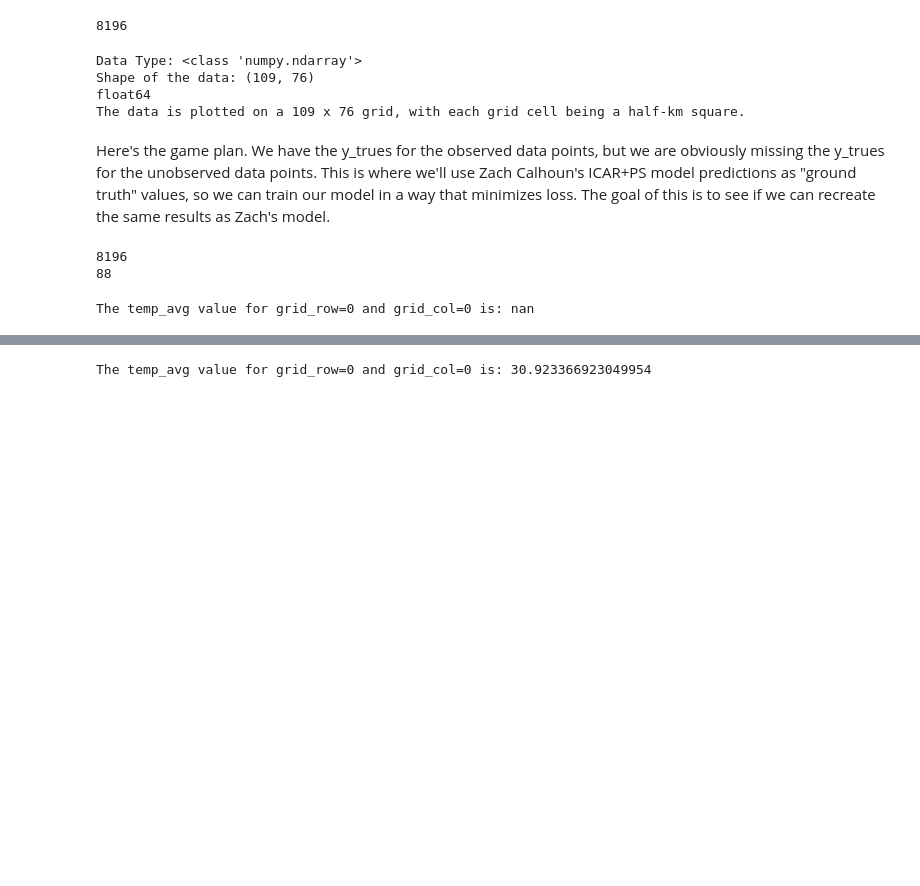
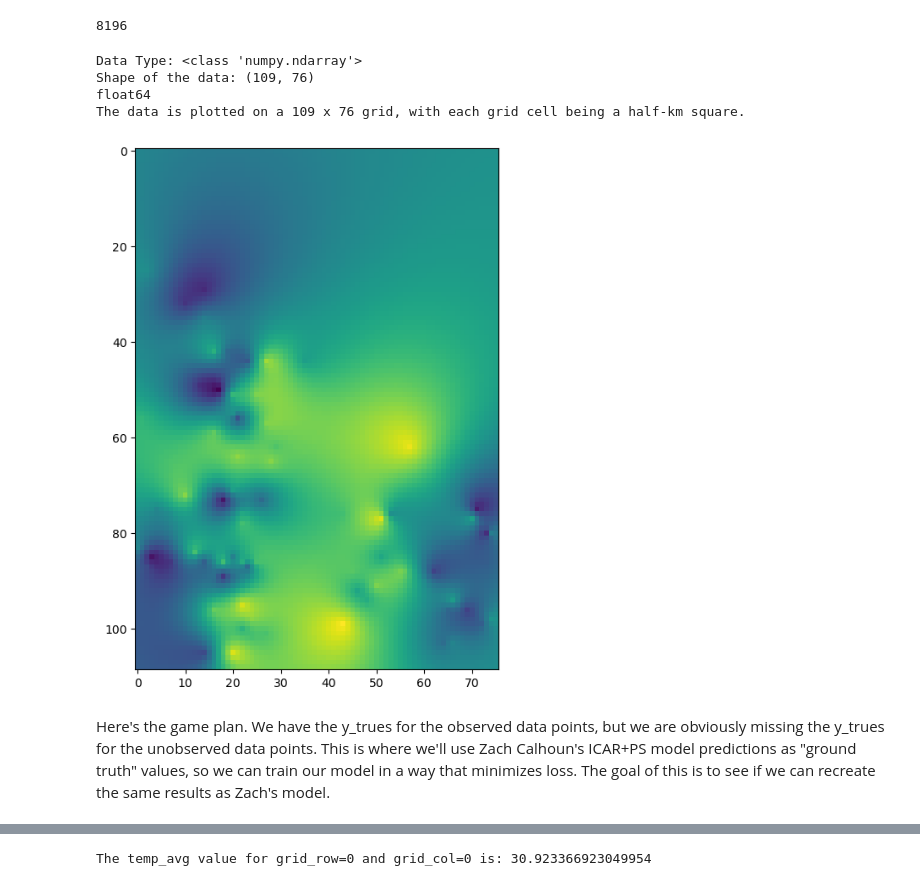
Before and after one commit to elliekkim/deep_ps, a Jupyter notebook: ps_on_durham/dk_ps_durham.ipynb, the cells around one changed output, grey strips where cells are left out. Saved outputs shown, nothing was run; the diff lists cells and outputs as text; code cells hidden in the pictures; blank space fills up the shorter version.

```diff
--- a/ps_on_durham/dk_ps_durham.ipynb
+++ b/ps_on_durham/dk_ps_durham.ipynb
@@ -270,36 +270,24 @@ print(len(unobserved_grid_cell_indices)) # Should be 8196
 # %%
 # Let's open up Zach's ICAR+PS predictions:
 icar_ps_data = np.load('ps_mu.npy')
+
+# plot icar_ps_data
+plt.figure(figsize=(12, 8))
+plt.imshow(icar_ps_data, cmap='viridis', aspect='equal')
 
 # Open up the data and see what's inside:
 print("Data Type:", type(icar_ps_data))
 print("Shape of the data:", icar_ps_data.shape)
 print(icar_ps_data.dtype)
 print("The data is plotted on a 109 x 76 grid, with each grid cell being a half-km square.")
 # %% [output]
 Data Type: <class 'numpy.ndarray'>
 Shape of the data: (109, 76)
 float64
 The data is plotted on a 109 x 76 grid, with each grid cell being a half-km square.
+[figure, added]
 # %% [markdown]
 Here's the game plan. We have the y_trues for the observed data points, but we are obviously missing the y_trues for the unobserved data points. This is where we'll use Zach Calhoun's ICAR+PS model predictions as "ground truth" values, so we can train our model in a way that minimizes loss. The goal of this is to see if we can recreate the same results as Zach's model.
-# %%
-print(len(unobserved_grid_cell_indices))
-
-print(len(observed_grid_cell_indices))
-# %% [output]
-8196
-88
-# %%
-corner_temp_avg = gdf.query("grid_row == 0 and grid_col == 0")['temp_avg'].values
-
-# Print the result
-if len(corner_temp_avg) > 0:
-    print(f"The temp_avg value for grid_row=0 and grid_col=0 is: {corner_temp_avg[0]}")
-else:
-    print("No matching row found for grid_row=0 and grid_col=0.")
-# %% [output]
-The temp_avg value for grid_row=0 and grid_col=0 is: nan
 # %%
 # NB: Zach's ICAR+PS file contains a prediction for each grid cell in the 109x76 grid.
 
```
Also changed, not shown: parts of 8 cells of this notebook, 1 other file.
